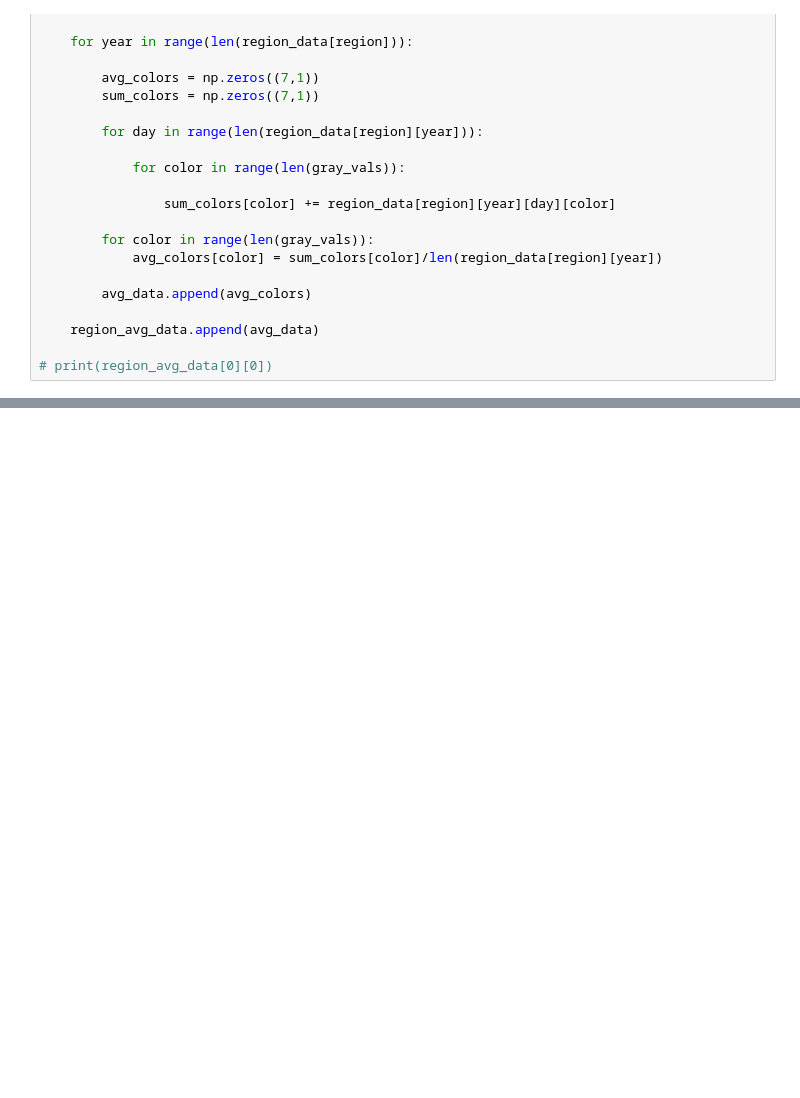
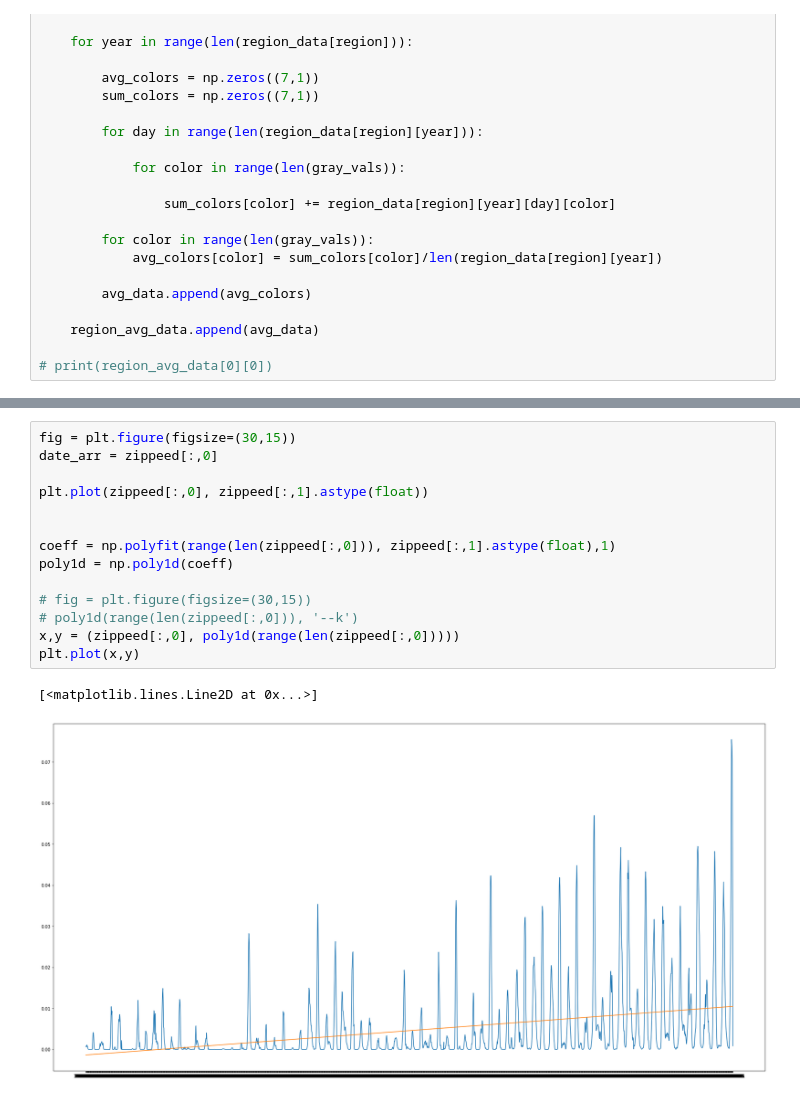
Before and after one commit to AkshitGureja/Coral-Reefs, a Jupyter notebook: CoralReefs.ipynb, the cells around one changed output, grey strips where cells are left out. Drawn from its saved outputs; the diff is of its cells as text; blank space fills up the shorter version.

```diff
--- a/CoralReefs.ipynb
+++ b/CoralReefs.ipynb
@@ -251,0 +274,17 @@ for region in range(len(regions)):
+# %%
+fig = plt.figure(figsize=(30,15))
+date_arr = zippeed[:,0]
+
+plt.plot(zippeed[:,0], zippeed[:,1].astype(float))
+
+
+coeff = np.polyfit(range(len(zippeed[:,0])), zippeed[:,1].astype(float),1)
+poly1d = np.poly1d(coeff)
+
+# fig = plt.figure(figsize=(30,15))
+# poly1d(range(len(zippeed[:,0])), '--k')
+x,y = (zippeed[:,0], poly1d(range(len(zippeed[:,0]))))
+plt.plot(x,y)
+# %% [output]
+[<matplotlib.lines.Line2D at 0x...>]
+[figure, added]
```
Also changed, not shown: parts of 3 cells of this notebook.
